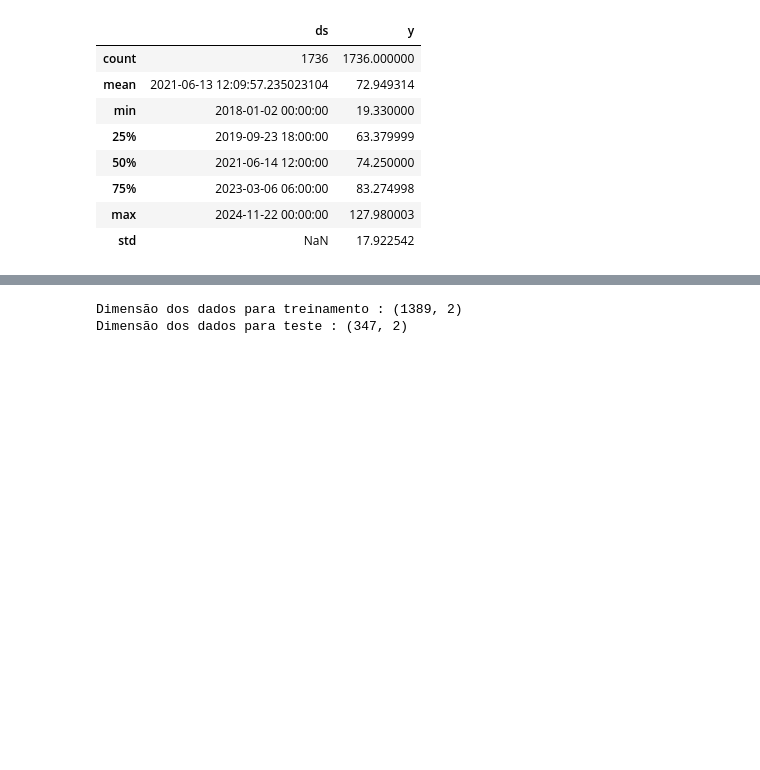
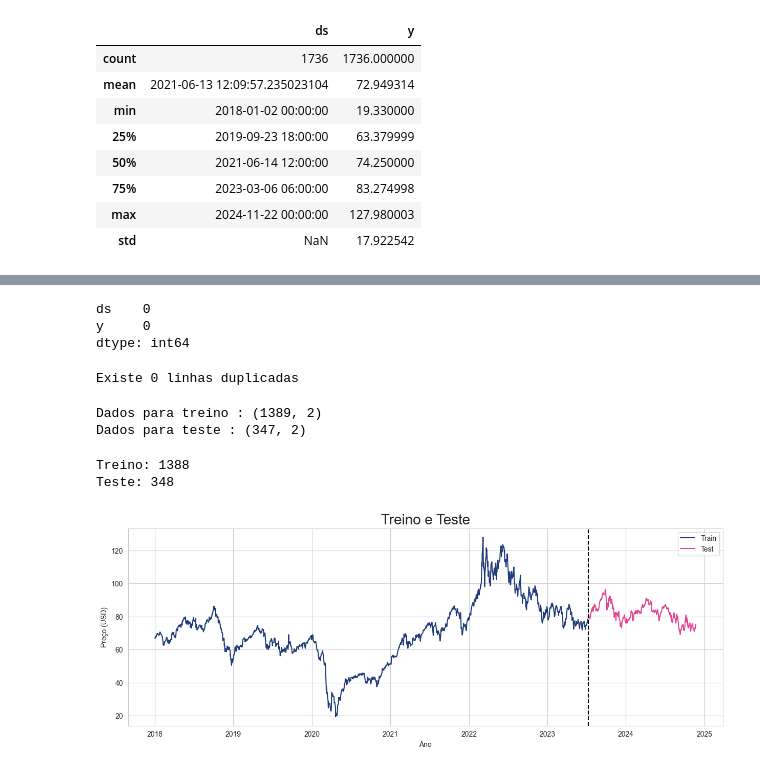
Before and after one commit to gleicessouza/projeto-petroleo-brent, a Jupyter notebook: notebooks/prevendo_os_valores.ipynb, the cells around one changed output, grey strips where cells are left out. Drawn from its saved outputs; the diff is of its cells as text; code cells hidden in the pictures; blank space fills up the shorter version.

```diff
--- a/notebooks/prevendo_os_valores.ipynb
+++ b/notebooks/prevendo_os_valores.ipynb
@@ -661,7 +661,7 @@ df_bolsa.head()
 | 2018-01-08 | 2747.709961 | 7157.390137 | 25283.000000 | 67.779999 | 61.730000 | 2.835 | 11.22 | 75.190002 | ... |
 # %%
 # Resetar o índice e garantir que 'data' é uma coluna
-df_brent = df_brent.reset_index()
+df_brent = df_brent.reset_index('data')
 
 # Converter a coluna 'data' para o formato datetime
 df_brent['data'] = pd.to_datetime(df_brent['data'])
@@ -671,7 +671,8 @@ df_brent['ds'] = df_brent['data']
 df_brent['y'] = df_brent['brent_oil']
 
 # Manter apenas as colunas 'ds' e 'y'
-df_brent = df_brent[['ds', 'y']]
+df_brent = df_brent[['data', 'brent_oil']].rename(columns={'data': 'ds', 'brent_oil': 'y'})
+
 
 df_brent.head()
 # %% [output]
@@ -712,8 +713,21 @@ df_brent.describe(include='all')
+# %%
+# Verificar se há dados ausentes
+df_brent.isnull().sum()
+# %% [output]
+ds    0
+y     0
+dtype: int64
+# %%
+# Verificar dados duplicados
+idx_drop_duplicate = df_brent[df_brent.duplicated()].index
+print('Existe {} linhas duplicadas'.format(len(idx_drop_duplicate)))
+# %% [output]
+Existe 0 linhas duplicadas
 # %%
 train_data = df_brent.sample(frac=0.8, random_state=0)
 test_data = df_brent.drop(train_data.index)
-print(f'Dimensão dos dados para treinamento : {train_data.shape}')
-print(f'Dimensão dos dados para teste : {test_data.shape}')
+print(f'Dados para treino : {train_data.shape}')
+print(f'Dados para teste : {test_data.shape}')
 # %% [output]
-Dimensão dos dados para treinamento : (1389, 2)
-Dimensão dos dados para teste : (347, 2)
+Dados para treino : (1389, 2)
+Dados para teste : (347, 2)
@@ -719,0 +740,49 @@ Dimensão dos dados para teste : (347, 2)
+# %%
+# train test split -> 80% treino e 20% teste
+baseline_train_size = int(len(df_brent) * 0.8)
+
+baseline_train = df_brent.iloc[:baseline_train_size].copy()
+baseline_test = df_brent.iloc[baseline_train_size:].copy()
+
+print(f'Treino: {len(baseline_train)}')
+print(f'Teste: {len(baseline_test)}')
+# %% [output]
+Treino: 1388
+Teste: 348
+# %%
+import matplotlib.pyplot as plt
+import matplotlib.ticker as ticker
+
+
+fig, ax = plt.subplots(figsize=(15, 5))
+
+# Plotando os dados de treino
+ax.plot(baseline_train['ds'],
+        baseline_train['y'],
+        label='Train', color='#1f3979')
+
+# Plotando os dados de teste
+ax.plot(baseline_test['ds'],
+        baseline_test['y'],
+        label='Test',
+        color='#e34592')
+
+# Ajustando o título e rótulos
+ax.set_title('Treino e Teste', fontsize=20)
+ax.set_xlabel('Ano')
+ax.set_ylabel('Preço (USD)')
+
+# Adicionando linha de separação entre treino e teste
+ax.axvline(x=baseline_test['ds'].min(), color='black', linestyle='--')
+
+# Formatando os valores do eixo Y com separação de milhares
+ax.yaxis.set_major_formatter(ticker.StrMethodFormatter('{x:,.0f}'))
+
+
+# Exibindo a legenda
+ax.legend()
+
+# Exibindo o gráfico
+plt.show()
+# %% [output]
+[figure, added]
```
Also changed, not shown: parts of 3 cells of this notebook, 2 other files.
